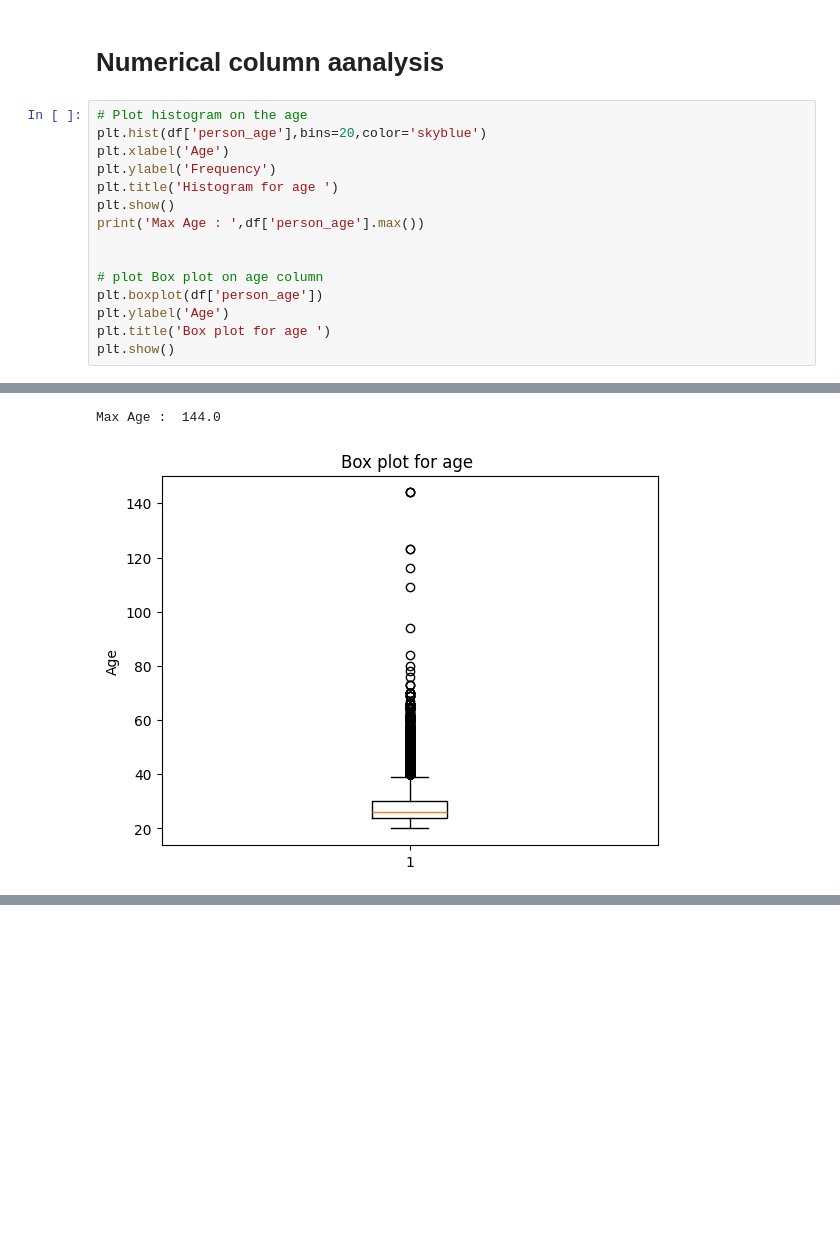
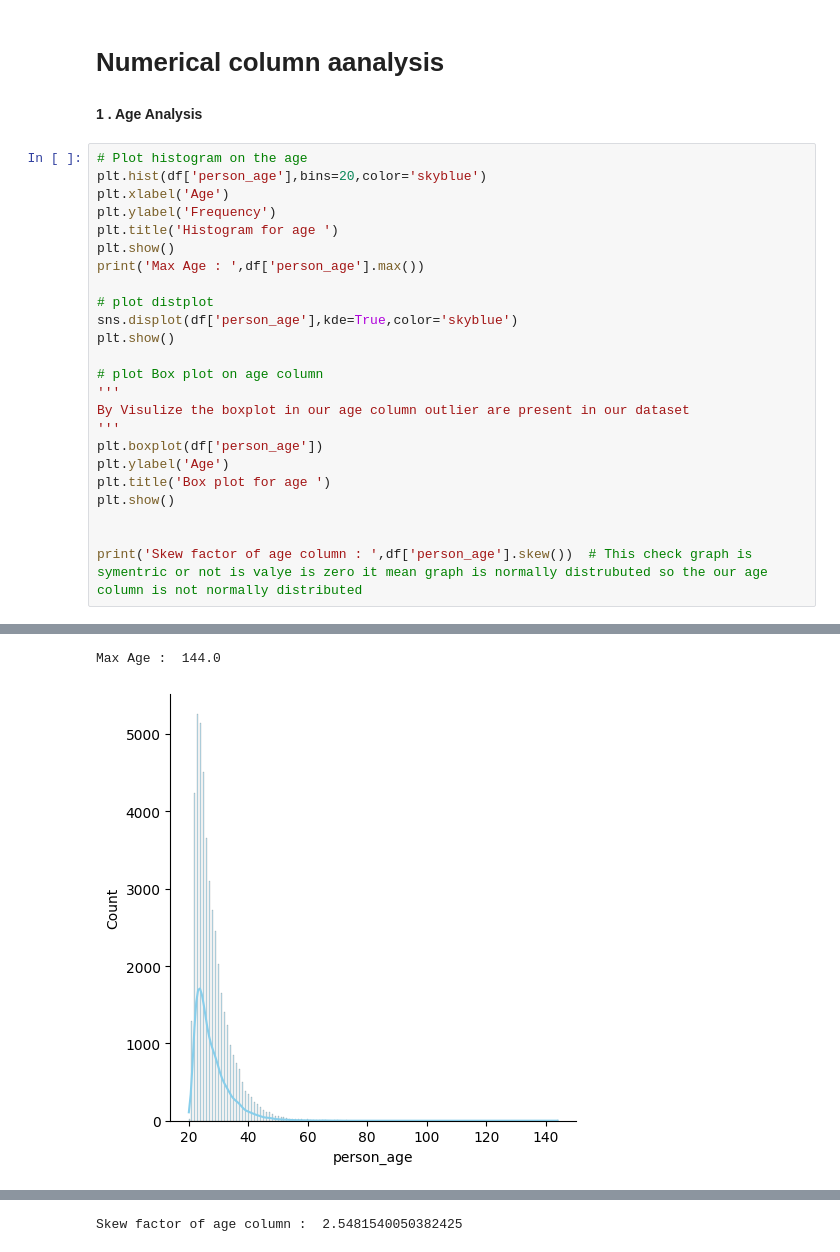
Before and after one commit to Rupeshgarsondiya/Loan-Approval-Classification, a Jupyter notebook: notebooks/data_exploration.ipynb, the cells around one changed output, grey strips where cells are left out. Drawn from its saved outputs; the diff is of its cells as text; blank space fills up the shorter version.

```diff
--- a/notebooks/data_exploration.ipynb
+++ b/notebooks/data_exploration.ipynb
@@ -158,21 +179,32 @@ plt.show()
 # %% [markdown]
 # **Numerical column aanalysis**
+# %% [markdown]
+**1 . Age Analysis**
 # %%
 # Plot histogram on the age
 plt.hist(df['person_age'],bins=20,color='skyblue')
 plt.xlabel('Age')
 plt.ylabel('Frequency')
 plt.title('Histogram for age ')
 plt.show()
 print('Max Age : ',df['person_age'].max())
 
+# plot distplot
+sns.displot(df['person_age'],kde=True,color='skyblue')
+plt.show()
 
 # plot Box plot on age column
+'''
+By Visulize the boxplot in our age column outlier are present in our dataset
+'''
 plt.boxplot(df['person_age'])
 plt.ylabel('Age')
 plt.title('Box plot for age ')
 plt.show()
+
+
+print('Skew factor of age column : ',df['person_age'].skew())  # This check graph is symentric or not is valye is zero it mean graph is normally distrubuted so the our age column is not normally distributed
 # %% [output]
 [figure]
 Max Age :  144.0
-[figure, old version]
+[figure, new version]
@@ -178,0 +212 @@ Max Age :  144.0
+Skew factor of age column :  2.5481540050382425
```
Also changed, not shown: parts of 10 cells of this notebook.
